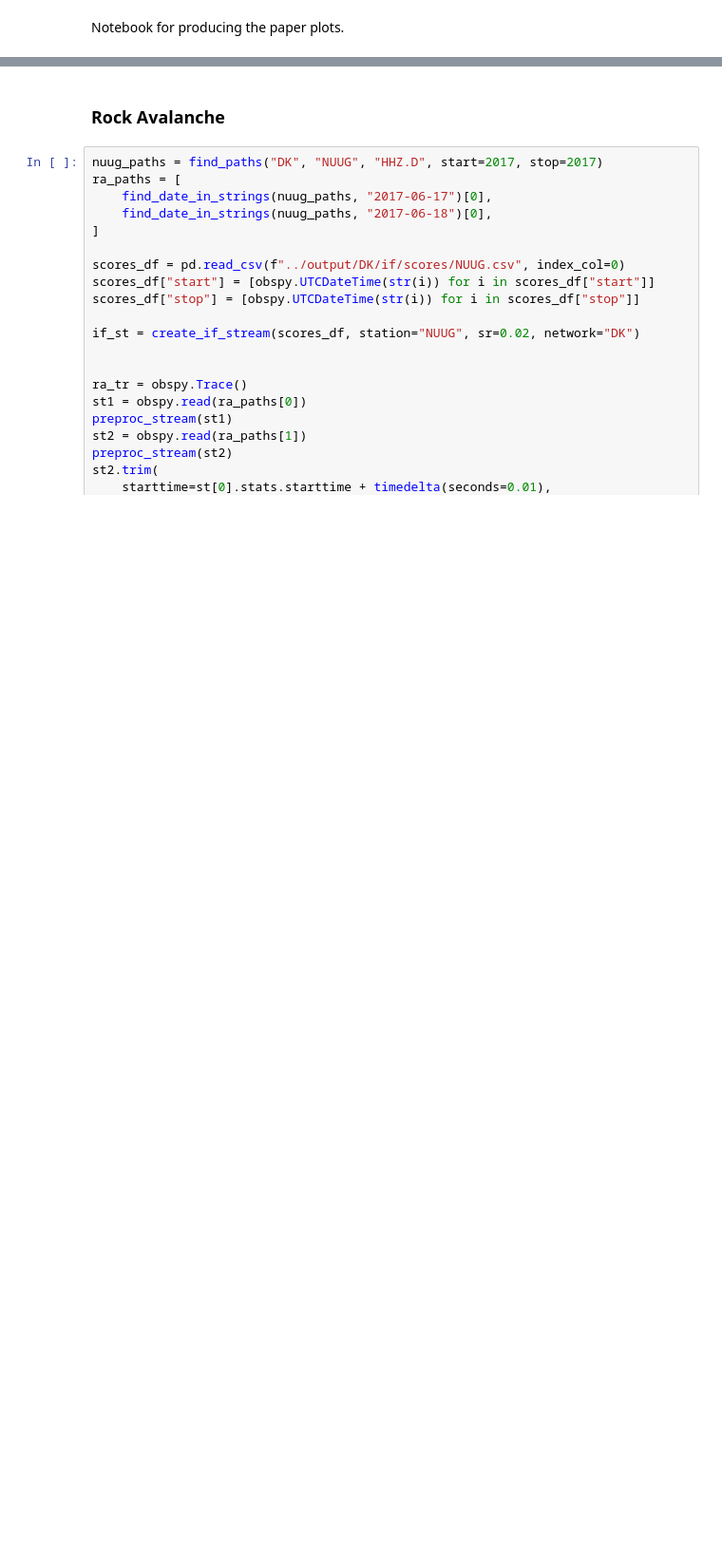
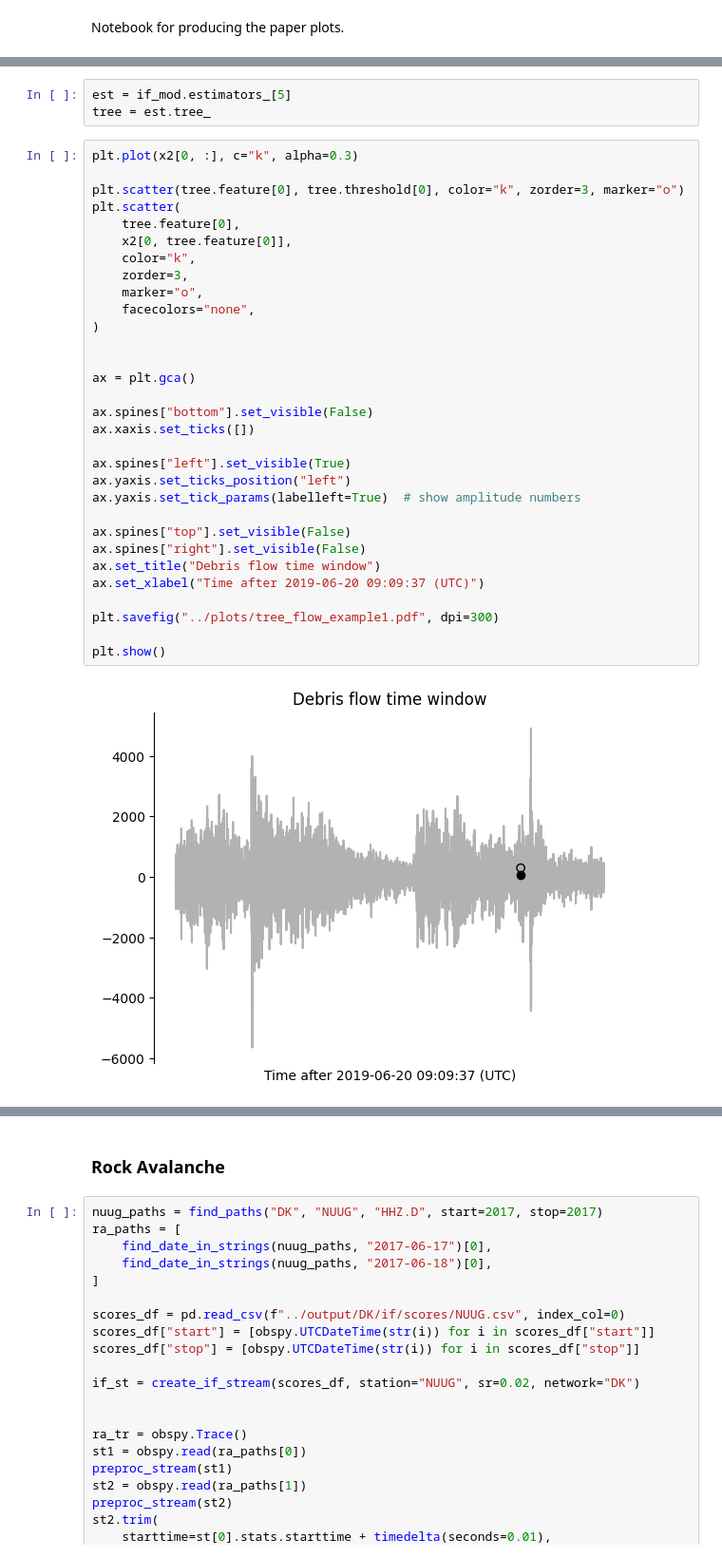
Before and after one commit to FKamper/seismic-isolation-forest, a Jupyter notebook: notebooks/plots.ipynb, the cells around one changed output, grey strips where cells are left out. Shown at 95% size. Cells and saved outputs as stored; diff of their text form; blank space fills up the shorter version.

```diff
--- a/notebooks/plots.ipynb
+++ b/notebooks/plots.ipynb
@@ -27,0 +321,36 @@ plt.rcParams["font.family"] = "sans-serif"
+# %%
+est = if_mod.estimators_[5]
+tree = est.tree_
+# %%
+plt.plot(x2[0, :], c="k", alpha=0.3)
+
+plt.scatter(tree.feature[0], tree.threshold[0], color="k", zorder=3, marker="o")
+plt.scatter(
+    tree.feature[0],
+    x2[0, tree.feature[0]],
+    color="k",
+    zorder=3,
+    marker="o",
+    facecolors="none",
+)
+
+
+ax = plt.gca()
+
+ax.spines["bottom"].set_visible(False)
+ax.xaxis.set_ticks([])
+
+ax.spines["left"].set_visible(True)
+ax.yaxis.set_ticks_position("left")
+ax.yaxis.set_tick_params(labelleft=True)  # show amplitude numbers
+
+ax.spines["top"].set_visible(False)
+ax.spines["right"].set_visible(False)
+ax.set_title("Debris flow time window")
+ax.set_xlabel("Time after 2019-06-20 09:09:37 (UTC)")
+
+plt.savefig("../plots/tree_flow_example1.pdf", dpi=300)
+
+plt.show()
+# %% [output]
+[figure, added]
```
Also changed, not shown: parts of 38 cells of this notebook, 28 other files.
